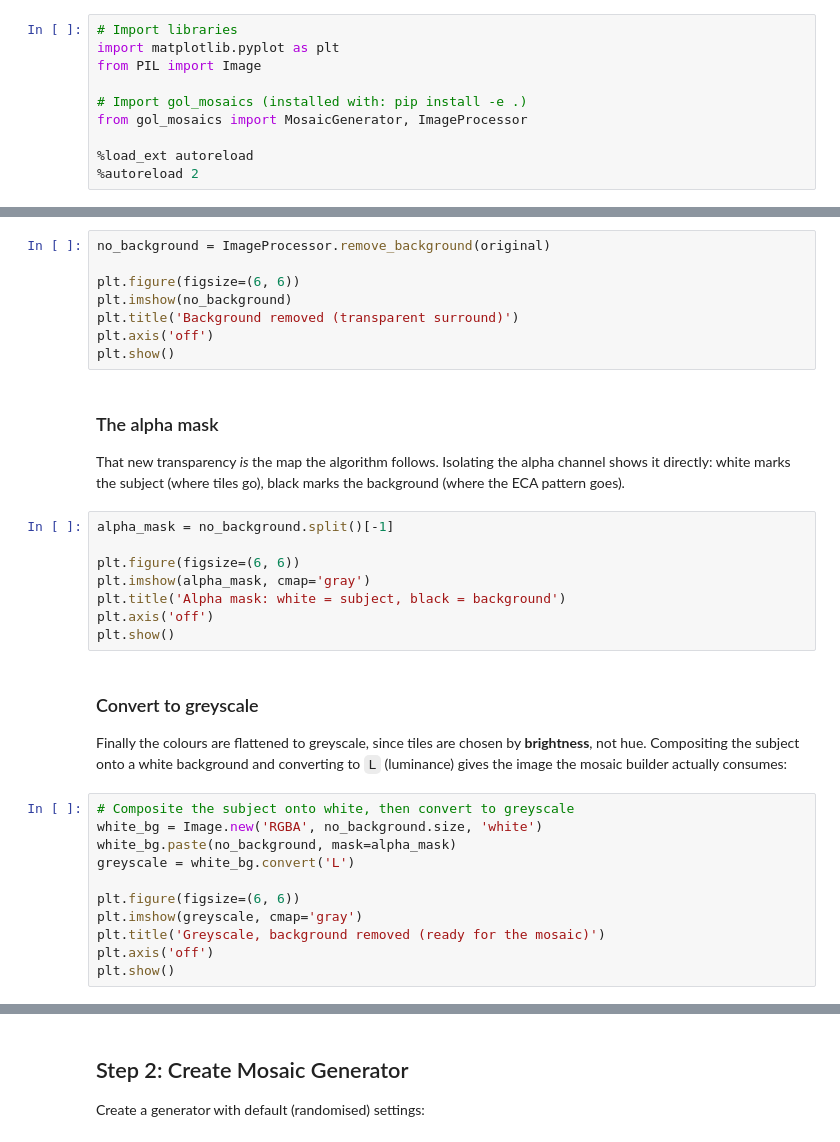
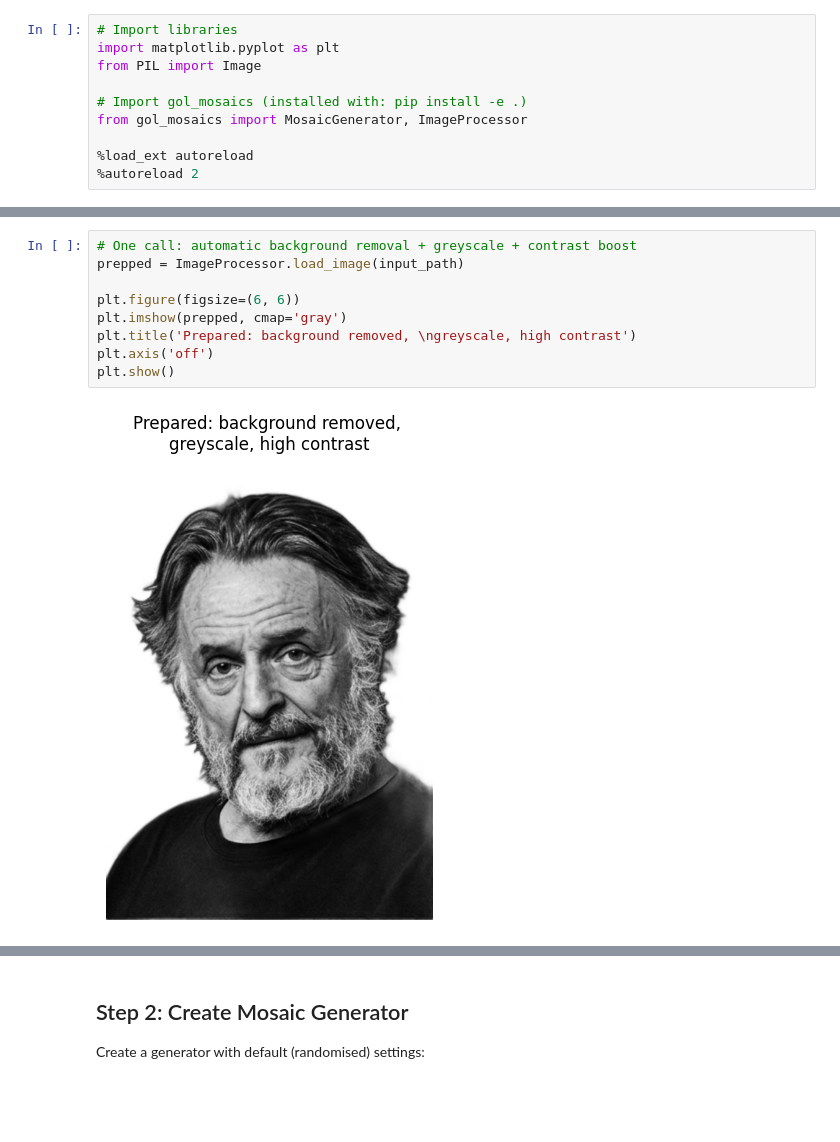
Before and after one commit to mrollier/game-of-life-mosaics, a Jupyter notebook: notebooks/quickstart.ipynb, the cells around one changed output, grey strips where cells are left out. Drawn from its saved outputs; the diff is of its cells as text; blank space fills up the shorter version.

```diff
--- a/notebooks/quickstart.ipynb
+++ b/notebooks/quickstart.ipynb
@@ -67,40 +51,11 @@ transparency as the blank area around John:
 # %%
-no_background = ImageProcessor.remove_background(original)
+# One call: automatic background removal + greyscale + contrast boost
+prepped = ImageProcessor.load_image(input_path)
 
 plt.figure(figsize=(6, 6))
-plt.imshow(no_background)
-plt.title('Background removed (transparent surround)')
+plt.imshow(prepped, cmap='gray')
+plt.title('Prepared: background removed, \ngreyscale, high contrast')
 plt.axis('off')
 plt.show()
+# %% [output]
+[figure, added]
-# %% [markdown]
-### The alpha mask
-
-That new transparency *is* the map the algorithm follows. Isolating the alpha
-channel shows it directly: white marks the subject (where tiles go), black marks
-the background (where the ECA pattern goes).
-# %%
-alpha_mask = no_background.split()[-1]
-
-plt.figure(figsize=(6, 6))
-plt.imshow(alpha_mask, cmap='gray')
-plt.title('Alpha mask: white = subject, black = background')
-plt.axis('off')
-plt.show()
-# %% [markdown]
-### Convert to greyscale
-
-Finally the colours are flattened to greyscale, since tiles are chosen by
-**brightness**, not hue. Compositing the subject onto a white background and
-converting to `L` (luminance) gives the image the mosaic builder actually
-consumes:
-# %%
-# Composite the subject onto white, then convert to greyscale
-white_bg = Image.new('RGBA', no_background.size, 'white')
-white_bg.paste(no_background, mask=alpha_mask)
-greyscale = white_bg.convert('L')
-
-plt.figure(figsize=(6, 6))
-plt.imshow(greyscale, cmap='gray')
-plt.title('Greyscale, background removed (ready for the mosaic)')
-plt.axis('off')
-plt.show()
```
Also changed, not shown: parts of 12 cells of this notebook, 7 other files.
